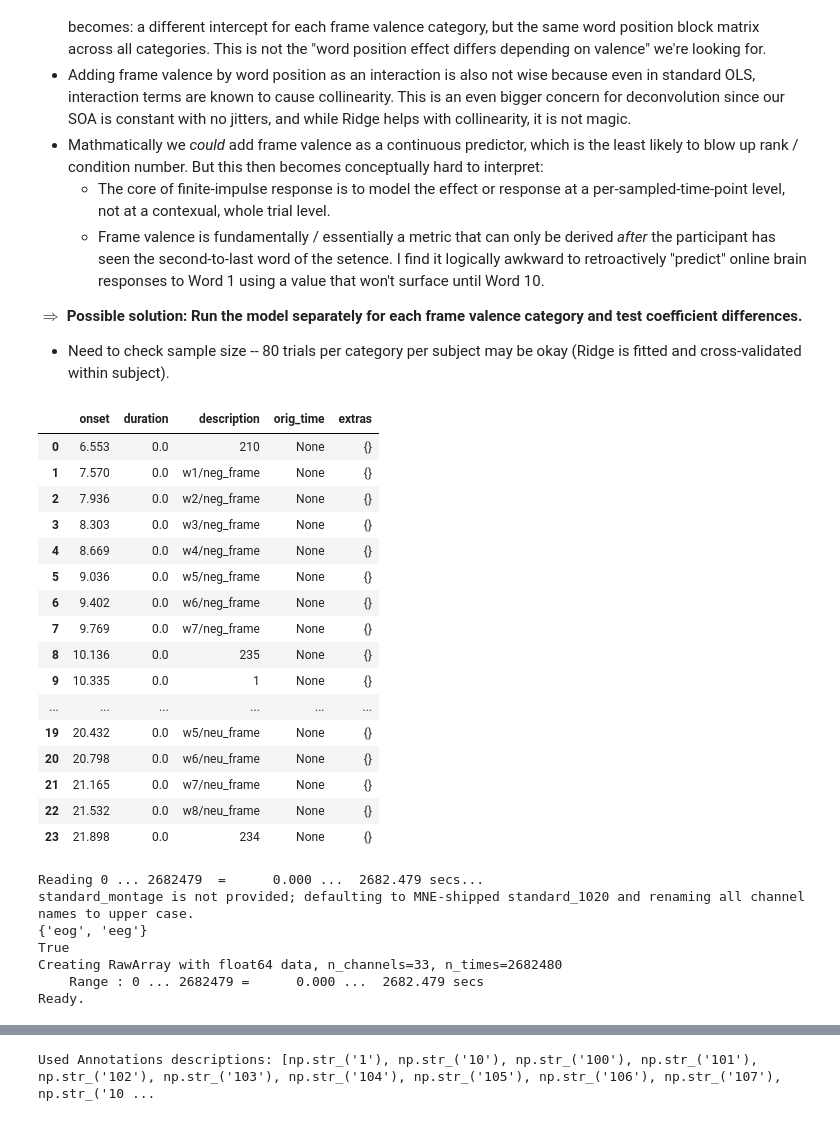
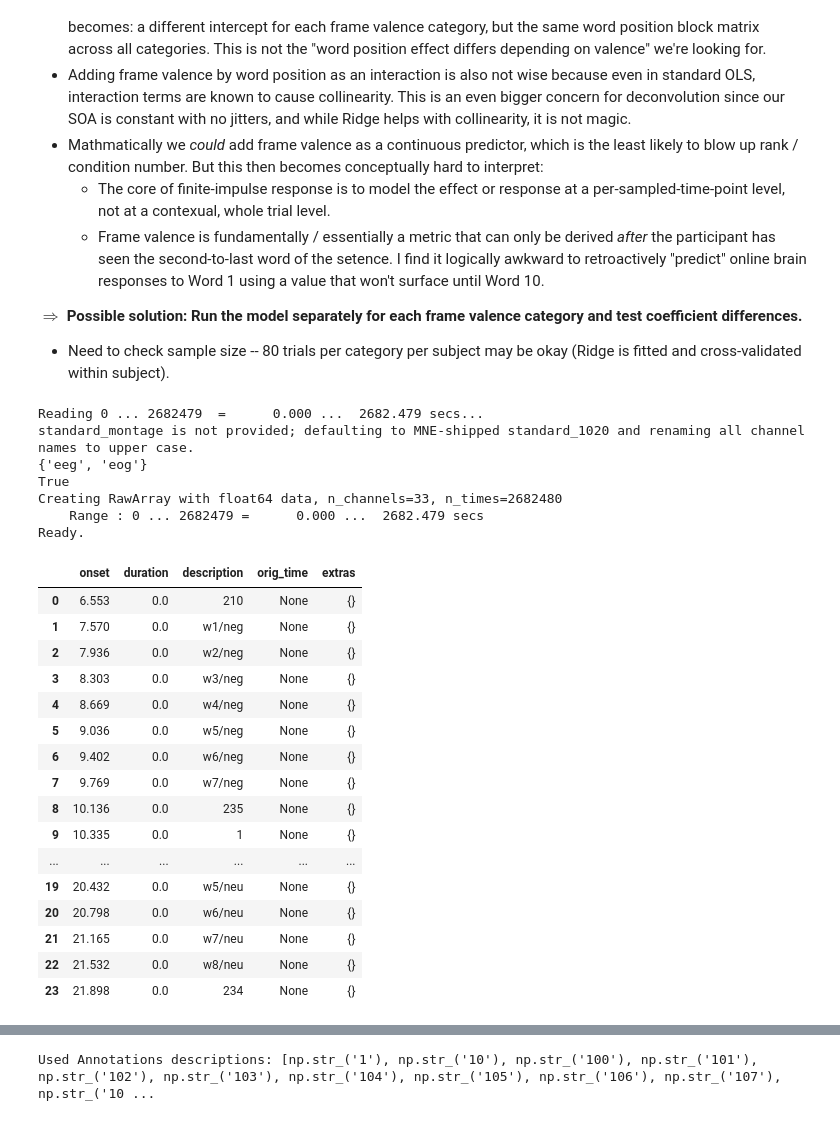
Before and after one commit to amandalin047/Updating_rERP_2023, a Jupyter notebook: deconvolution/deconv_v3.ipynb, the cells around one changed output, grey strips where cells are left out. Saved outputs shown, nothing was run; the diff lists cells and outputs as text; code cells hidden in the pictures.

```diff
--- a/deconvolution/deconv_v3.ipynb
+++ b/deconvolution/deconv_v3.ipynb
@@ -154,9 +155,9 @@ annot_revised = revise_annot(df_annot,
                              non_final=non_final,
                              codes_after_fixation_are_final=True,
                              transform_description=lambda arr: [a.replace("boundary", "edge") for a in arr],
-                             pos_frame=pos,
-                             neu_frame=neu,
-                             neg_frame=neg)
+                             pos=pos,
+                             neu=neu,
+                             neg=neg)
 
 # JY's
 #num = 20
@@ -177,53 +178,52 @@ annot_revised = revise_annot(df_annot,
                              #non_final=non_final,
                              #codes_after_fixation_are_final=False,
                              #transform_description=transform_description,
-                             #pos_frame=pos,
-                             #neu_frame=neu,
-                             #neg_frame=neg)
-
-df_annot_revised = pd.DataFrame(annot_revised)
-display(df_annot_revised.head(24))
+                             #pos=pos,
+                             #neu=neu,
+                             #neg=neg)
-# %% [output]
-|  | onset | duration | description | orig_time | extras |
-| 0 | 6.553 | 0.0 | 210 | None | {} |
-| 1 | 7.570 | 0.0 | w1/neg_frame | None | {} |
-| 2 | 7.936 | 0.0 | w2/neg_frame | None | {} |
-| 3 | 8.303 | 0.0 | w3/neg_frame | None | {} |
-| 4 | 8.669 | 0.0 | w4/neg_frame | None | {} |
-| 5 | 9.036 | 0.0 | w5/neg_frame | None | {} |
-| 6 | 9.402 | 0.0 | w6/neg_frame | None | {} |
-| 7 | 9.769 | 0.0 | w7/neg_frame | None | {} |
-| 8 | 10.136 | 0.0 | 235 | None | {} |
-| 9 | 10.335 | 0.0 | 1 | None | {} |
-| ... | ... | ... | ... | ... | ... |
-| 19 | 20.432 | 0.0 | w5/neu_frame | None | {} |
-| 20 | 20.798 | 0.0 | w6/neu_frame | None | {} |
-| 21 | 21.165 | 0.0 | w7/neu_frame | None | {} |
-| 22 | 21.532 | 0.0 | w8/neu_frame | None | {} |
-| 23 | 21.898 | 0.0 | 234 | None | {} |
 # %%
 raw.load_data()
 raw_reref = preprocess_for_ica(raw.copy(),
                                ref_channels={"M2": 0.5},
                                return_raw_reref_only=True)
 print(set(raw_reref.get_channel_types()))
 
 # sanity check the reref is correct
 data = raw.get_data()
 eeg_ch_idx = [i for i, ch in enumerate(raw.ch_names) if "EO" not in ch]
 print(np.array_equal((data - data[raw.ch_names.index("M2")]/2)[eeg_ch_idx],
                       raw_reref.get_data(picks="eeg")))
 
 raw_reref_filt = detrend_and_iir_bandpass(raw_reref,
                                           l_freq=0.1, h_freq=30.0,
                                           order=2,
                                           ftype="butter")
+raw_reref_filt.set_annotations(annot_revised)
+df_annot_revised = pd.DataFrame(raw_reref_filt.annotations)
+display(df_annot_revised.head(24))
 # %% [output]
 Reading 0 ... 2682479  =      0.000 ...  2682.479 secs...
 standard_montage is not provided; defaulting to MNE-shipped standard_1020 and renaming all channel names to upper case.
-{'eog', 'eeg'}
+{'eeg', 'eog'}
 True
 Creating RawArray with float64 data, n_channels=33, n_times=2682480
     Range : 0 ... 2682479 =      0.000 ...  2682.479 secs
 Ready.
+|  | onset | duration | description | orig_time | extras |
+| 0 | 6.553 | 0.0 | 210 | None | {} |
+| 1 | 7.570 | 0.0 | w1/neg | None | {} |
+| 2 | 7.936 | 0.0 | w2/neg | None | {} |
+| 3 | 8.303 | 0.0 | w3/neg | None | {} |
+| 4 | 8.669 | 0.0 | w4/neg | None | {} |
+| 5 | 9.036 | 0.0 | w5/neg | None | {} |
+| 6 | 9.402 | 0.0 | w6/neg | None | {} |
+| 7 | 9.769 | 0.0 | w7/neg | None | {} |
+| 8 | 10.136 | 0.0 | 235 | None | {} |
+| 9 | 10.335 | 0.0 | 1 | None | {} |
+| ... | ... | ... | ... | ... | ... |
+| 19 | 20.432 | 0.0 | w5/neu | None | {} |
+| 20 | 20.798 | 0.0 | w6/neu | None | {} |
+| 21 | 21.165 | 0.0 | w7/neu | None | {} |
+| 22 | 21.532 | 0.0 | w8/neu | None | {} |
+| 23 | 21.898 | 0.0 | 234 | None | {} |
 # %%
```
Also changed, not shown: parts of 6 cells of this notebook, 1 other file.
